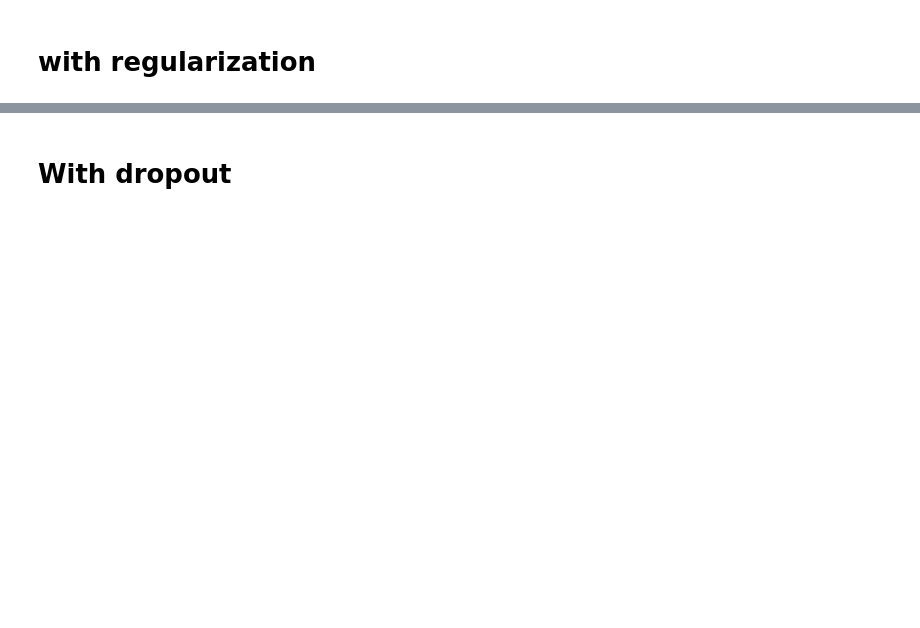
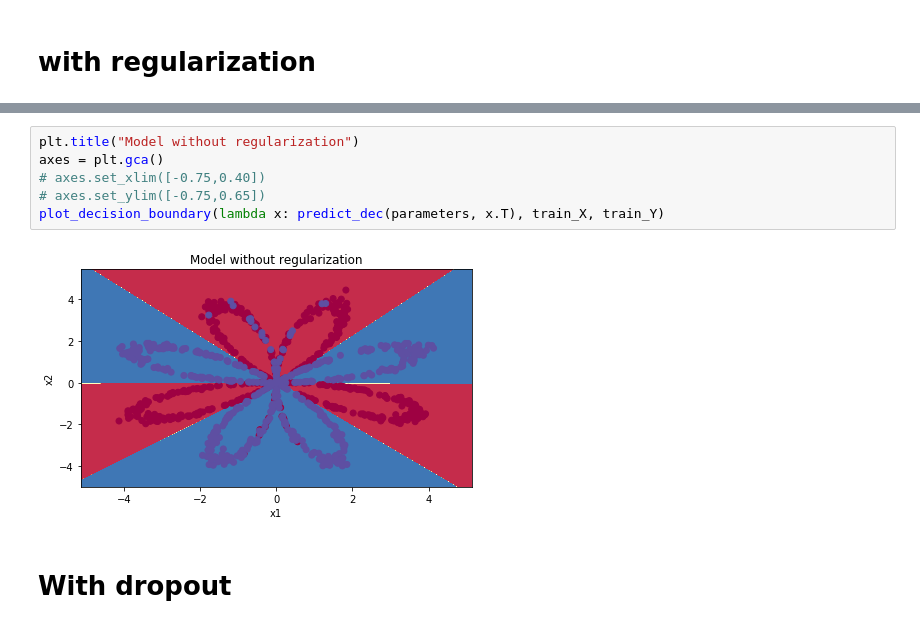
Before and after one commit to vkvats/DeepLearning-by-Andrew-Ng, a Jupyter notebook: Specialization-2/Week1-assignment/Regularization/Regularization.ipynb, the cells around one changed output, grey strips where cells are left out. Drawn from its saved outputs; the diff is of its cells as text; blank space fills up the shorter version.

```diff
--- a/Specialization-2/Week1-assignment/Regularization/Regularization.ipynb
+++ b/Specialization-2/Week1-assignment/Regularization/Regularization.ipynb
@@ -382,3 +395,11 @@ predictions_test = predict(test_X, test_Y, parameters)
+# %%
+plt.title("Model without regularization")
+axes = plt.gca()
+# axes.set_xlim([-0.75,0.40])
+# axes.set_ylim([-0.75,0.65])
+plot_decision_boundary(lambda x: predict_dec(parameters, x.T), train_X, train_Y)
+# %% [output]
+[figure, added]
 # %% [markdown]
 # With dropout
 # %%
```
Also changed, not shown: parts of 9 cells of this notebook, 6 other files.
